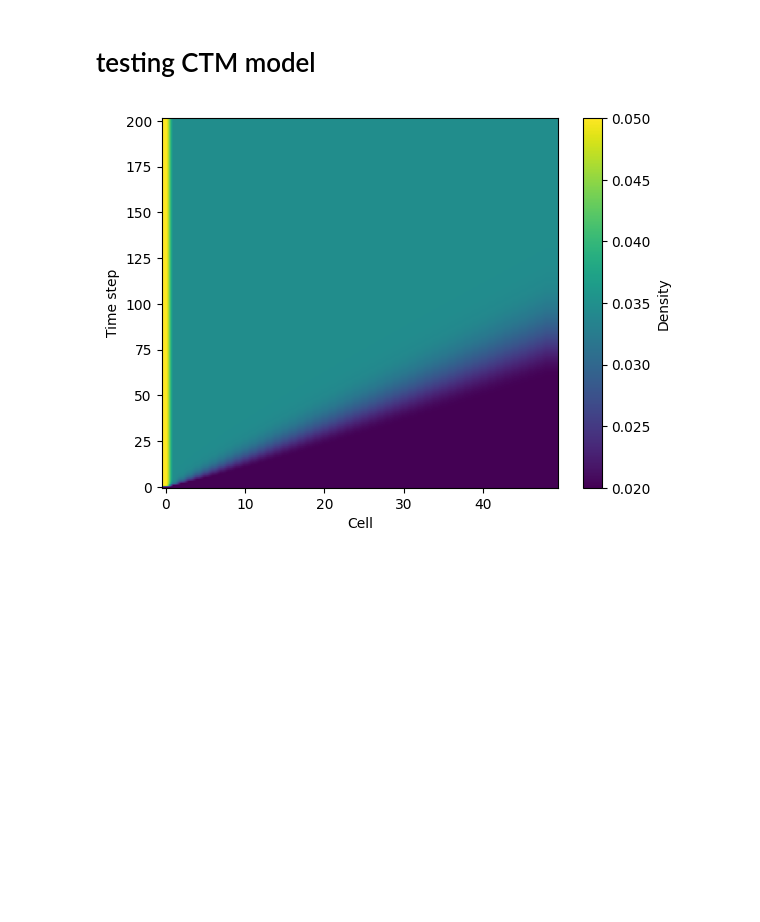
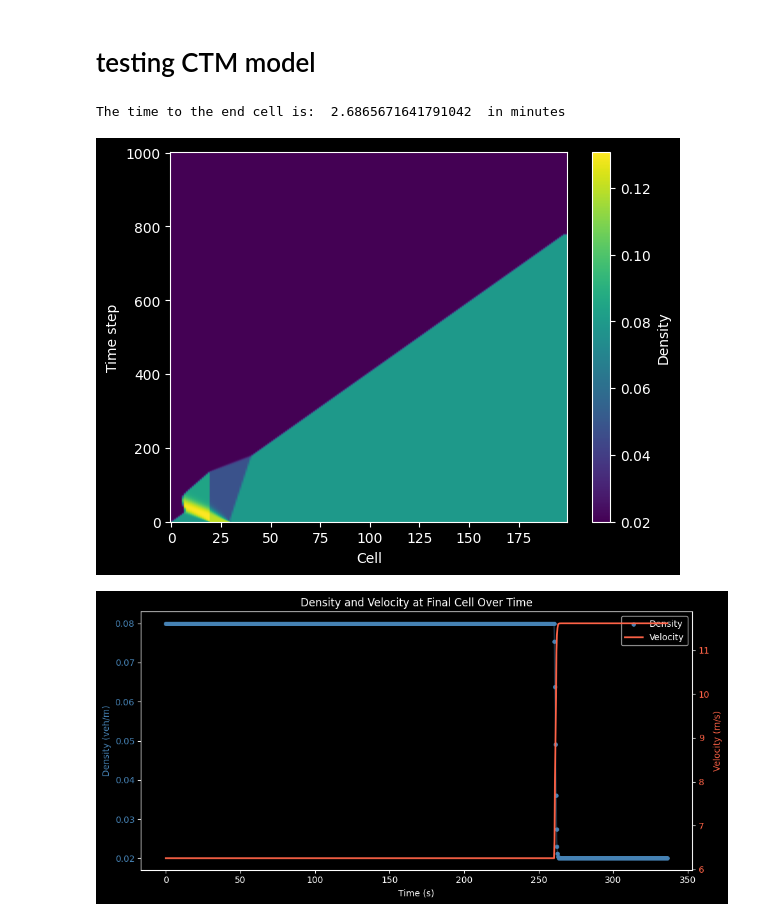
Before and after one commit to damianfrench/General-Physics, a Jupyter notebook: code/notebooks/main.ipynb, the cells around one changed output. Saved outputs shown, nothing was run; the diff lists cells and outputs as text; code cells hidden in the pictures; blank space fills up the shorter version.

```diff
--- a/code/notebooks/main.ipynb
+++ b/code/notebooks/main.ipynb
@@ -57,7 +58,7 @@ S
 # %%
 # Road setup
 import numpy as np
-import CTM
+from lwr_model import CTM_model as CTM
 N = 200                         # number of cells
 road_length = 1000              # metres
 cell_widths = np.full(N, road_length / N)  # uniform 5m cells
@@ -74,7 +75,7 @@ density_init[20:30] = 0.12
 # Inlet density — slightly higher to push traffic in
 inlet_density = 0.02
 
-model = CTM.CTM_model(cell_widths, density_init, jam_density, max_flow, v_free)
+model = CTM(cell_widths, density_init, jam_density, max_flow, v_free)
 model.recursive_stepping(0, inlet_density, total_steps=1000)
 
 time=model.travel_time(start_cell=0, end_cell=199)
@@ -91,31 +92,33 @@ plt.show()
 final_density=np.array(model.history)[:,-1]
 final_velocity= v_free * (1 - final_density / jam_density)
 
 
 fig, ax1 = plt.subplots(figsize=(10, 5))
 
 final_cell_density = np.array(model.history)[:, -1]
 final_cell_velocity = v_free * (1 - final_cell_density / jam_density)
 
 timesteps = np.arange(len(final_cell_density)) * model.step_width  # convert to seconds
 
 ax1.scatter(timesteps, final_cell_density, color='steelblue', s=15, label='Density')
 ax1.plot(timesteps, final_cell_density, color='steelblue', alpha=0.4)
 ax1.set_xlabel('Time (s)')
 ax1.set_ylabel('Density (veh/m)', color='steelblue')
 ax1.tick_params(axis='y', labelcolor='steelblue')
 
 ax2 = ax1.twinx()
 ax2.plot(timesteps, final_cell_velocity, color='tomato', linewidth=2, label='Velocity')
 ax2.set_ylabel('Velocity (m/s)', color='tomato')
 ax2.tick_params(axis='y', labelcolor='tomato')
 
 lines1, labels1 = ax1.get_legend_handles_labels()
 lines2, labels2 = ax2.get_legend_handles_labels()
 ax1.legend(lines1 + lines2, labels1 + labels2, loc='upper right')
 
 plt.title('Density and Velocity at Final Cell Over Time')
 fig.tight_layout()
 plt.show()
 # %% [output]
+The time to the end cell is:  2.6865671641791042  in minutes
-[figure, old version]
+[figure, new version]
+[figure, added]
```
Also changed, not shown: parts of 1 cell of this notebook, 1 other file.
